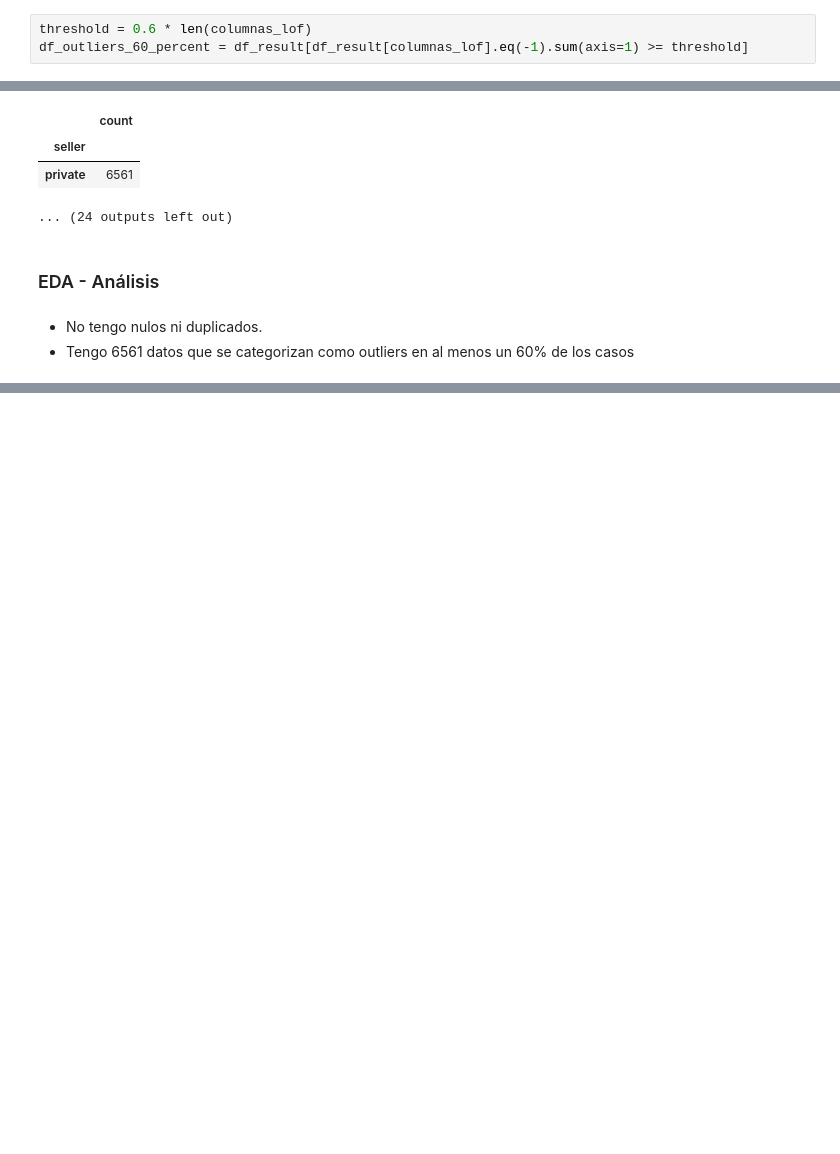
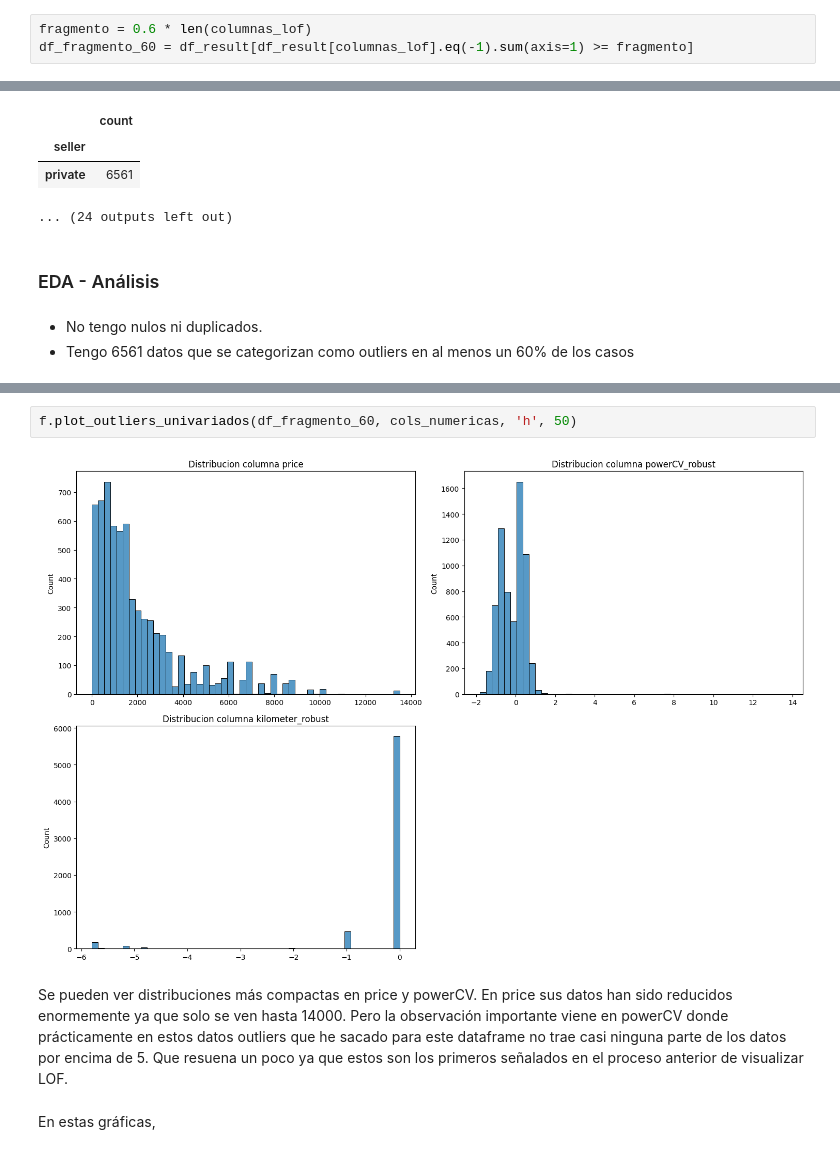
Before and after one commit to ngcarvajall/Lab_EDA_Gestion_Nulos, a Jupyter notebook: laboratorio-modulo7-leccion03-gestion-outiers.ipynb, the cells around one changed output, grey strips where cells are left out. Drawn from its saved outputs; the diff is of its cells as text; blank space fills up the shorter version.

```diff
--- a/laboratorio-modulo7-leccion03-gestion-outiers.ipynb
+++ b/laboratorio-modulo7-leccion03-gestion-outiers.ipynb
@@ -399,8 +399,8 @@ df_result.describe()
 # %% [markdown]
 El dataframe df_result es el original luego de quitarle los valores del dataframe donde todas sus columnas son -1.
 # %%
-threshold = 0.6 * len(columnas_lof)
-df_outliers_60_percent = df_result[df_result[columnas_lof].eq(-1).sum(axis=1) >= threshold]
+fragmento = 0.6 * len(columnas_lof)
+df_fragmento_60 = df_result[df_result[columnas_lof].eq(-1).sum(axis=1) >= fragmento]
 # %% [markdown]
 ## EDA
 # %%
@@ -488,3 +504,11 @@ df_outliers_60_percent.head()
 | 88 | 2016-03-07 17:38:57 | Renault_Scenic | private | offer | 2990 | test | bus | Modernos | manually | ... |
 | 115 | 2016-04-04 09:50:15 | Volkswagen_Corrado_1.8_G60 | private | offer | 3500 | control | coupe | Modernos | manually | ... |
 | 117 | 2016-04-03 12:45:29 | Honda_Jazz_1.2_S | private | offer | 1699 | control | small car | Modernos | manually | ... |
+# %%
+f.plot_outliers_univariados(df_fragmento_60, cols_numericas, 'h', 50)
+# %% [output]
+[figure, added]
+# %% [markdown]
+Se pueden ver distribuciones más compactas en price y powerCV. En price sus datos han sido reducidos enormemente ya que solo se ven hasta 14000. Pero la observación importante viene en powerCV donde prácticamente en estos datos outliers que he sacado para este dataframe no trae casi ninguna parte de los datos por encima de 5. Que resuena un poco ya que estos son los primeros señalados en el proceso anterior de visualizar LOF.
+# %% [markdown]
+En estas gráficas,
```
Also changed, not shown: parts of 15 cells of this notebook.
